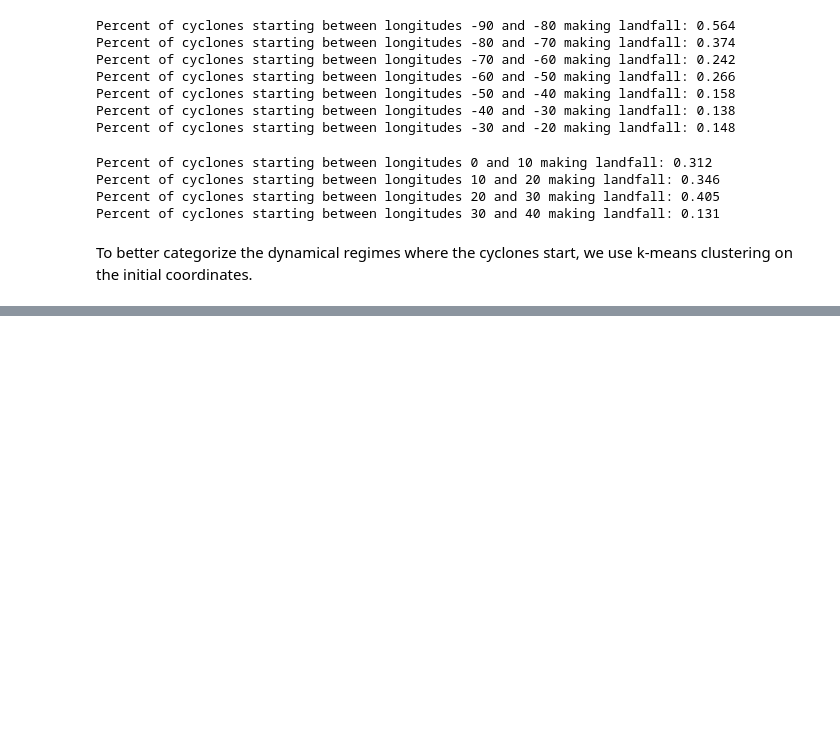
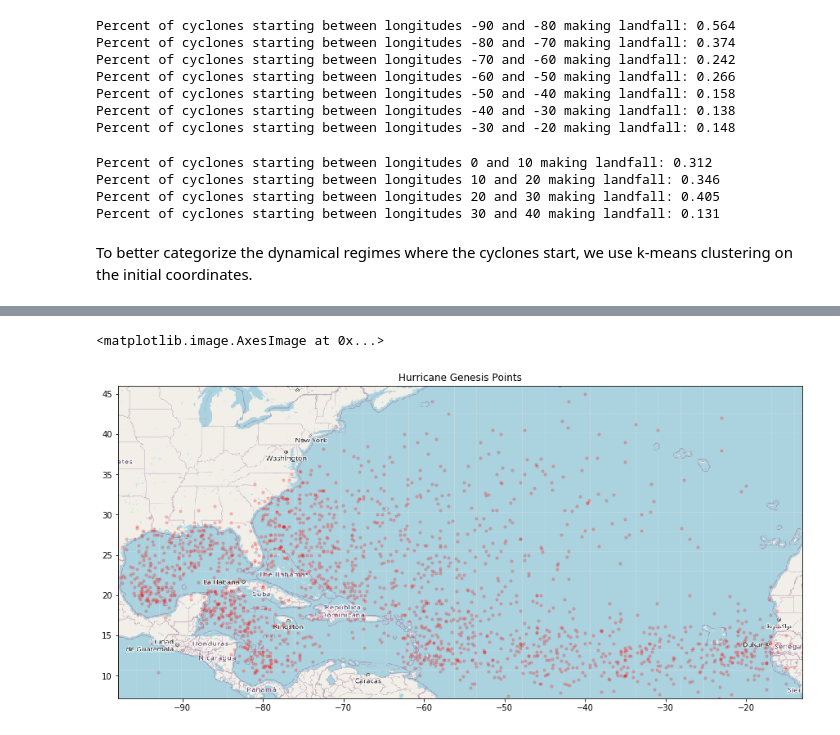
Before and after one commit to jonathanlu02/HurricanePrediction, a Jupyter notebook: Hurricane Project.ipynb, the cells around one changed output, grey strips where cells are left out. Drawn from its saved outputs; the diff is of its cells as text; code cells hidden in the pictures; blank space fills up the shorter version.

```diff
--- a/Hurricane Project.ipynb
+++ b/Hurricane Project.ipynb
@@ -220,0 +244,4 @@ print(neigh.kneighbors([[1., 1., 1.]]))
+# %%
+genesis_df = df.groupby('ID').first()  # get the starting (genesis) row of each unique hurricane
+BBox = (genesis_df.Longitude.min(),   genesis_df.Longitude.max(),
+         genesis_df.Latitude.min(), genesis_df.Latitude.max())  # define a bounding box that includes all genesis data
@@ -220,0 +266,12 @@ print(neigh.kneighbors([[1., 1., 1.]]))
+# %%
+map_overlay = plt.imread('map.png')
+
+fig, ax = plt.subplots(figsize = (15,12))
+ax.scatter(genesis_df.Longitude, genesis_df.Latitude, zorder=1, alpha= 0.2, c='r', s=10)
+ax.set_title('Hurricane Genesis Points')
+ax.set_xlim(BBox[0],BBox[1])
+ax.set_ylim(BBox[2],BBox[3])
+ax.imshow(map_overlay, zorder=0, extent = BBox, aspect= 'equal')
+# %% [output]
+<matplotlib.image.AxesImage at 0x...>
+[figure, added]
```
Also changed, not shown: parts of 22 cells of this notebook.
